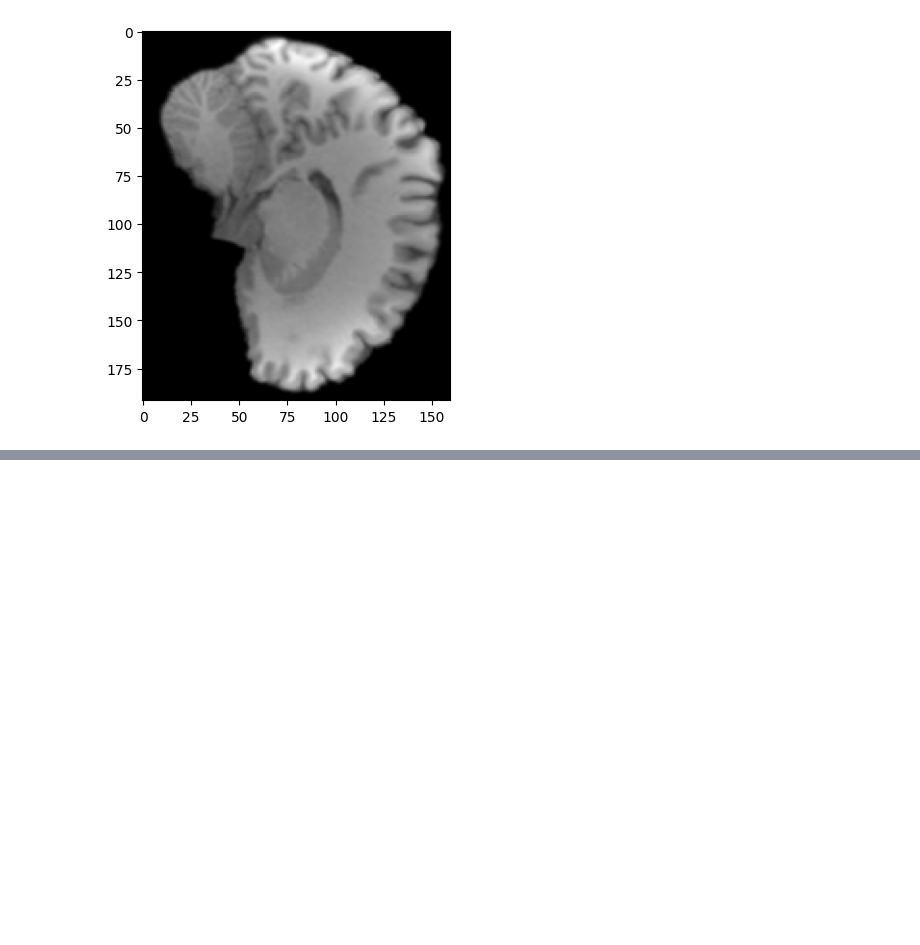
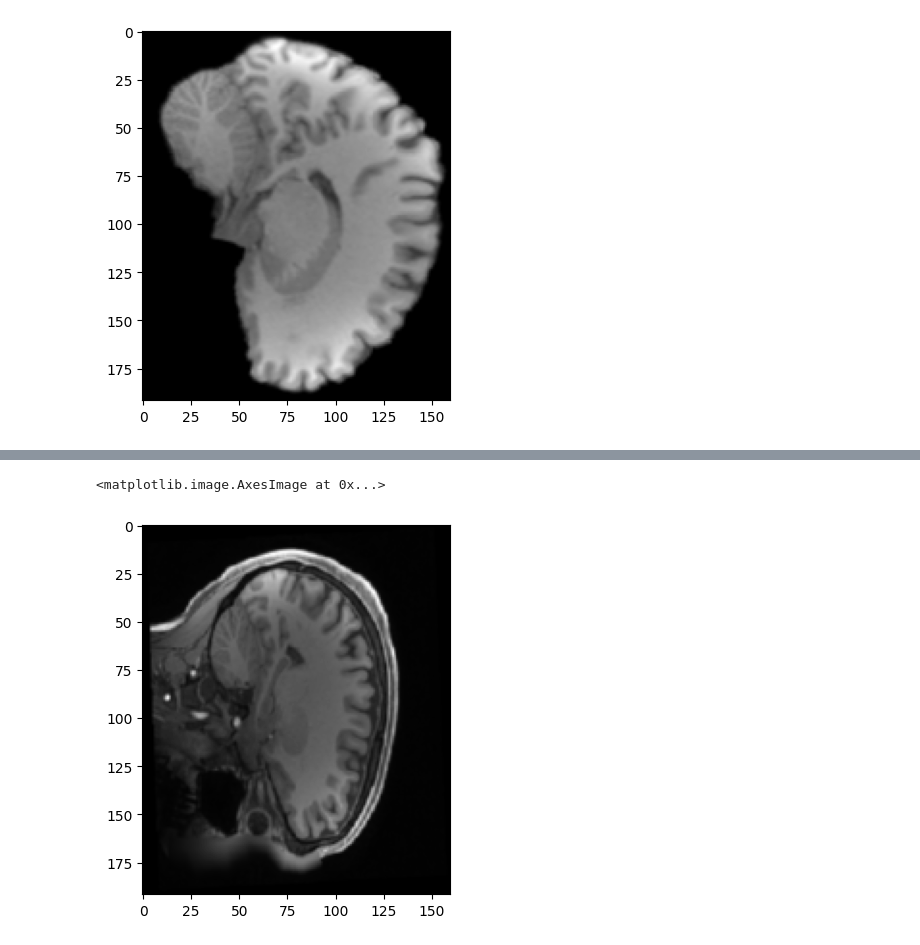
Before and after one commit to chbricout/motiondetector, a Jupyter notebook: notebooks/motion.ipynb, the cells around one changed output, grey strips where cells are left out. Drawn from its saved outputs; the diff is of its cells as text; code cells hidden in the pictures; blank space fills up the shorter version.

```diff
--- a/notebooks/motion.ipynb
+++ b/notebooks/motion.ipynb
@@ -38,0 +39,6 @@ vol.max(), vol.min()
+# %%
+unp = Preprocess()({"data":"/home/at70870/narval/scratch/MRIQC/sub-HCP-YA-1200-110613/110613_3T_T1w_MPR1/mri/orig_nu.nii.gz"})
+plt.imshow(unp['data'][0,60,:,:], cmap="gray")
+# %% [output]
+<matplotlib.image.AxesImage at 0x...>
+[figure, added]
```
Also changed, not shown: parts of 5 cells of this notebook, 11 other files.
